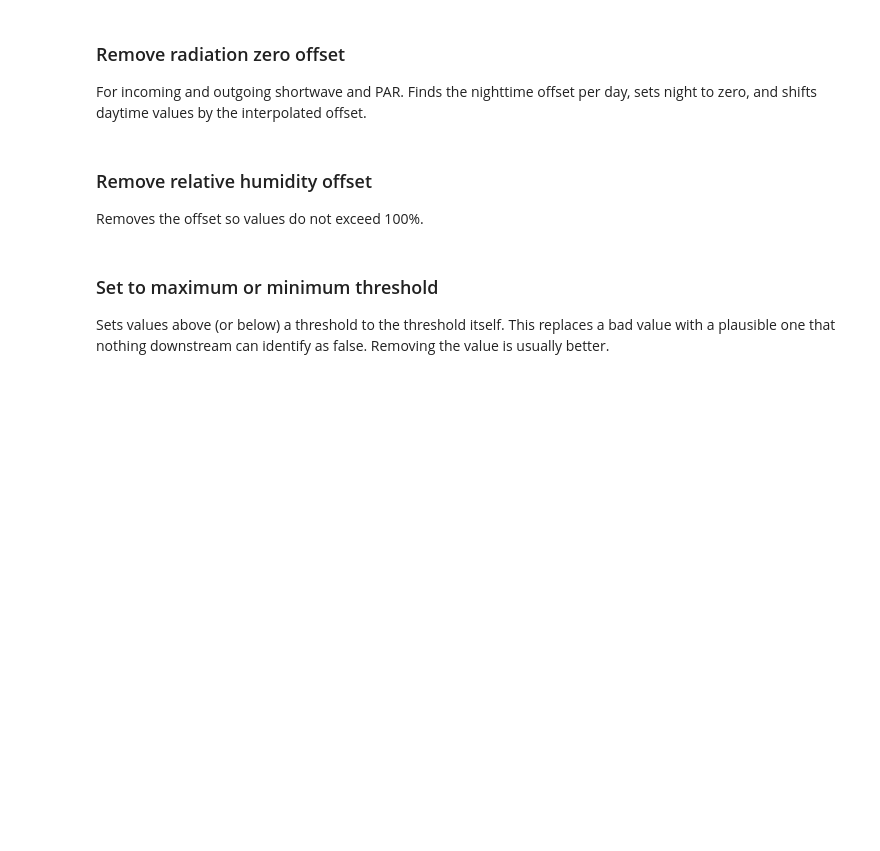
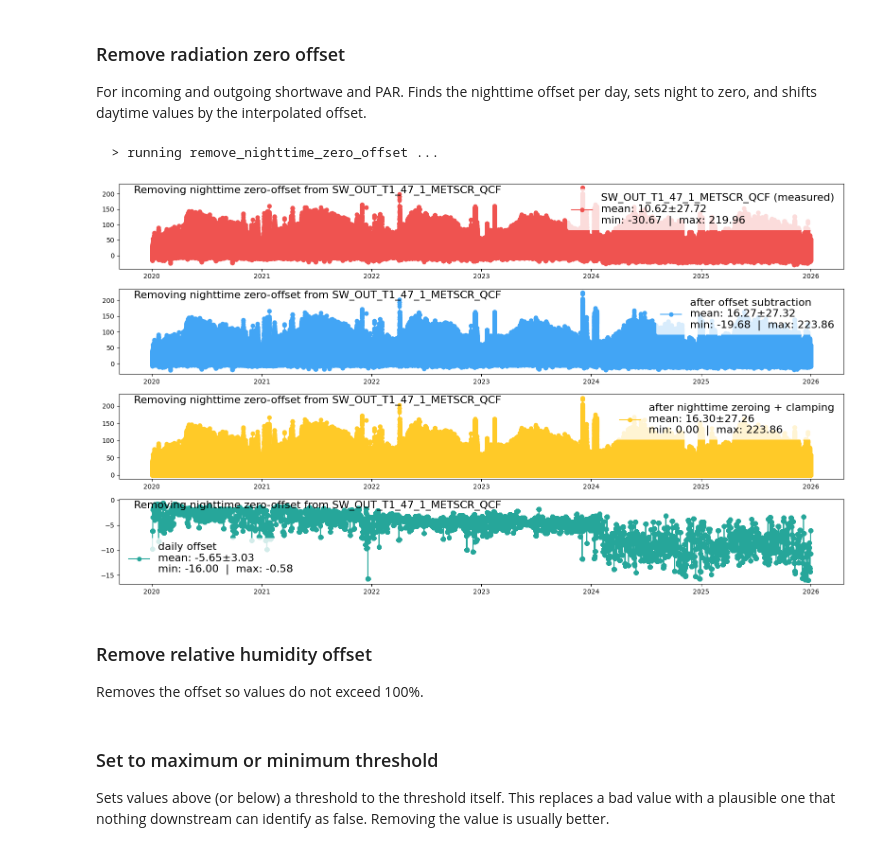
Before and after one commit to holukas/dataset_ch-lae_flux_product, a Jupyter notebook: workflow/10_METEO/20_SCREENING/SW_OUT/SW_OUT_T1_47_1_2020-2025.ipynb, the cells around one changed output. Cells and saved outputs as stored; diff of their text form; code cells hidden in the pictures; blank space fills up the shorter version.

```diff
--- a/workflow/10_METEO/20_SCREENING/SW_OUT/SW_OUT_T1_47_1_2020-2025.ipynb
+++ b/workflow/10_METEO/20_SCREENING/SW_OUT/SW_OUT_T1_47_1_2020-2025.ipynb
@@ -305,7 +415,10 @@ mscr.showplot_cleaned()
 ### Remove radiation zero offset
 For incoming and outgoing shortwave and PAR. Finds the nighttime offset per day, sets night to zero, and shifts daytime values by the interpolated offset.
 # %%
-# mscr.correction_remove_nighttime_zero_offset()
+mscr.correction_remove_nighttime_zero_offset()
+# %% [output]
+  > running remove_nighttime_zero_offset ...
+[figure, added]
 # %% [markdown]
 ### Remove relative humidity offset
 Removes the offset so values do not exceed 100%.
```
Also changed, not shown: parts of 28 cells of this notebook.
